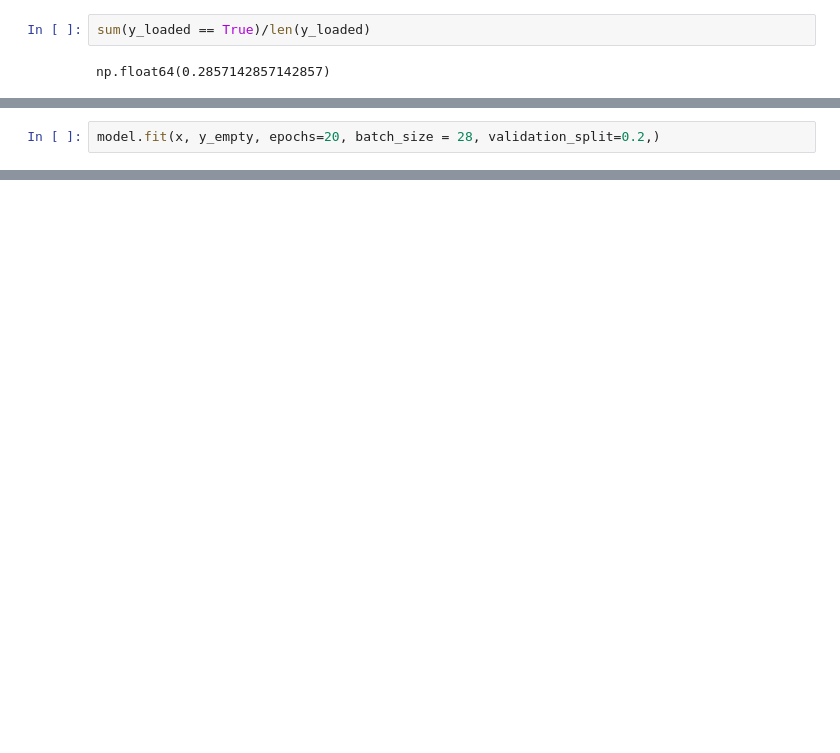
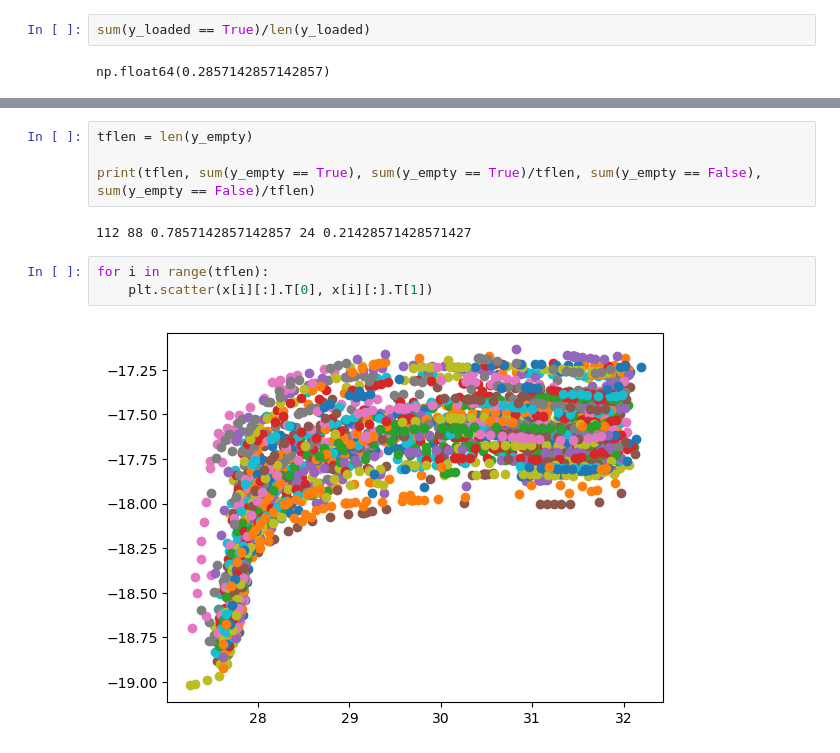
Before and after one commit to smathurc/MxV-Wheel-Profile, a Jupyter notebook: notebooks/grimesb2_fit_file_modeling.ipynb, the cells around one changed output, grey strips where cells are left out. Drawn from its saved outputs; the diff is of its cells as text; blank space fills up the shorter version.

Commit message:
Update grimesb2_fit_file_modeling.ipynb
trying to update my file

```diff
--- a/notebooks/grimesb2_fit_file_modeling.ipynb
+++ b/notebooks/grimesb2_fit_file_modeling.ipynb
@@ -434,2 +438,0 @@ array([ True,  True,  True, False,  True,  True,  True,  True,  True,
-# %%
-model.fit(x, y_empty, epochs=20, batch_size = 28, validation_split=0.2,)
@@ -476,0 +439,11 @@ array([[ True],
+# %%
+tflen = len(y_empty)
+
+print(tflen, sum(y_empty == True), sum(y_empty == True)/tflen, sum(y_empty == False), sum(y_empty == False)/tflen)
+# %% [output]
+112 88 0.7857142857142857 24 0.21428571428571427
+# %%
+for i in range(tflen):
+    plt.scatter(x[i][:].T[0], x[i][:].T[1])
+# %% [output]
+[figure, added]
```
Also changed, not shown: parts of 24 cells of this notebook.
